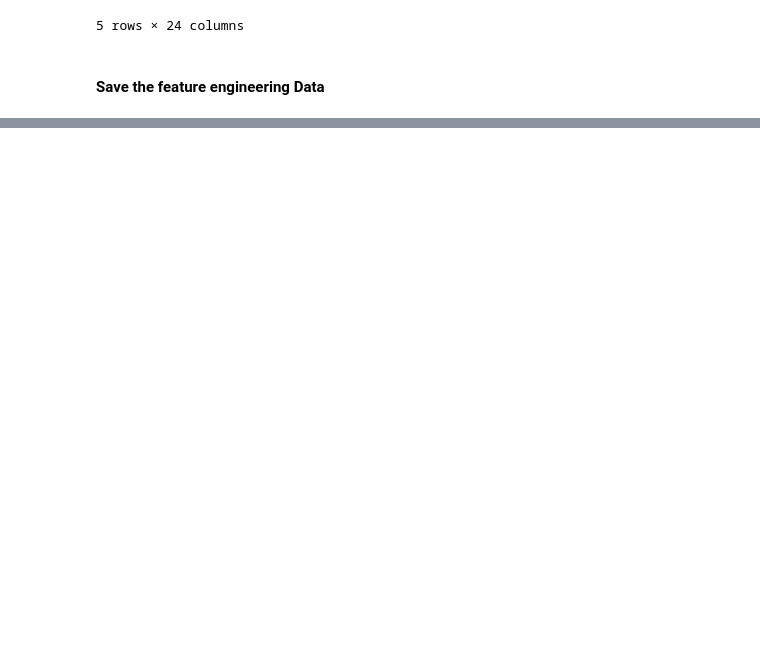
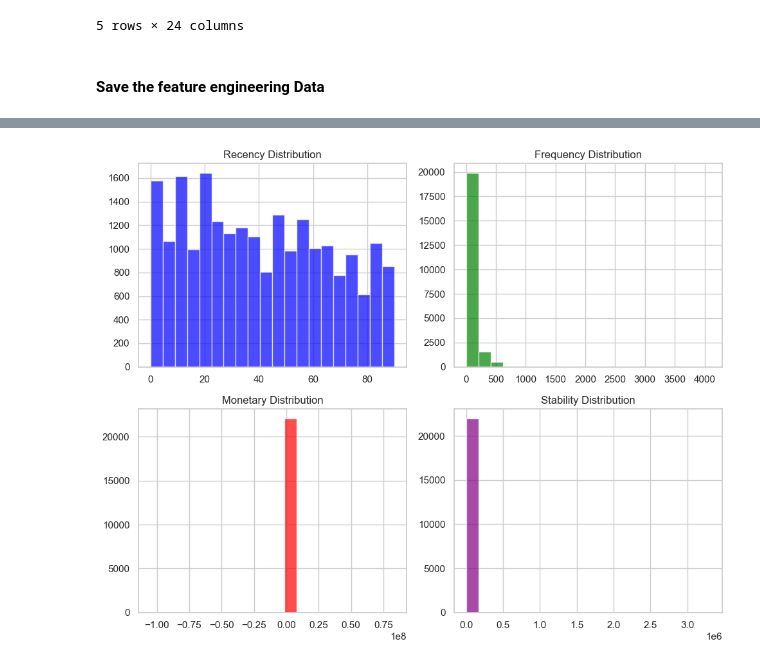
Before and after one commit to Getachew0557/Credit-Score-Classifications, a Jupyter notebook: notebooks/feature_engineering.ipynb, the cells around one changed output, grey strips where cells are left out. Drawn from its saved outputs; the diff is of its cells as text; code cells hidden in the pictures; blank space fills up the shorter version.

```diff
--- a/notebooks/feature_engineering.ipynb
+++ b/notebooks/feature_engineering.ipynb
@@ -275,0 +335,31 @@ final_df.to_csv('../data/feature_engineerd_data.csv')
+# %%
+# Recency: Calculate the days since the user's last transaction.
+df['Recency'] = (df['TransactionStartTime'].max() - df['TransactionStartTime']).dt.days
+
+# Frequency: Count the number of transactions per user.
+frequency_df = df.groupby('CustomerId').size().reset_index(name='Frequency')
+
+# Monetary: Sum of transaction amounts per user.
+monetary_df = df.groupby('CustomerId')['Amount'].sum().reset_index(name='Monetary')
+# Stability: Standard deviation of transaction amounts per user.
+stability_df = df.groupby('CustomerId')['Amount'].std().reset_index(name='Stability').fillna(0)
+# Merge RFMS components into one dataframe
+rfms_df = pd.merge(frequency_df, monetary_df, on='CustomerId')
+rfms_df = pd.merge(rfms_df, stability_df, on='CustomerId')
+
+# Add recency
+rfms_df = pd.merge(rfms_df, df[['CustomerId', 'Recency']].drop_duplicates(), on='CustomerId')
+# Visualize RFMS components
+fig, axes = plt.subplots(2, 2, figsize=(10, 8))
+axes[0, 0].hist(rfms_df['Recency'], bins=20, color='blue', alpha=0.7)
+axes[0, 0].set_title('Recency Distribution')
+axes[0, 1].hist(rfms_df['Frequency'], bins=20, color='green', alpha=0.7)
+axes[0, 1].set_title('Frequency Distribution')
+axes[1, 0].hist(rfms_df['Monetary'], bins=20, color='red', alpha=0.7)
+axes[1, 0].set_title('Monetary Distribution')
+axes[1, 1].hist(rfms_df['Stability'], bins=20, color='purple', alpha=0.7)
+axes[1, 1].set_title('Stability Distribution')
+plt.tight_layout()
+plt.show()
+# %% [output]
+[figure, added]
```
Also changed, not shown: parts of 10 cells of this notebook.
